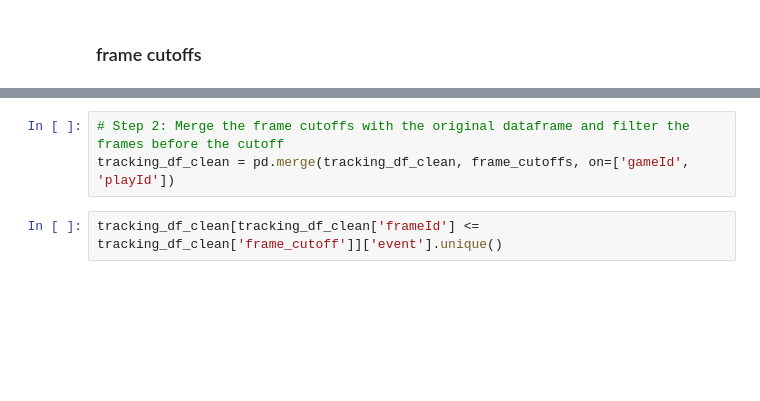
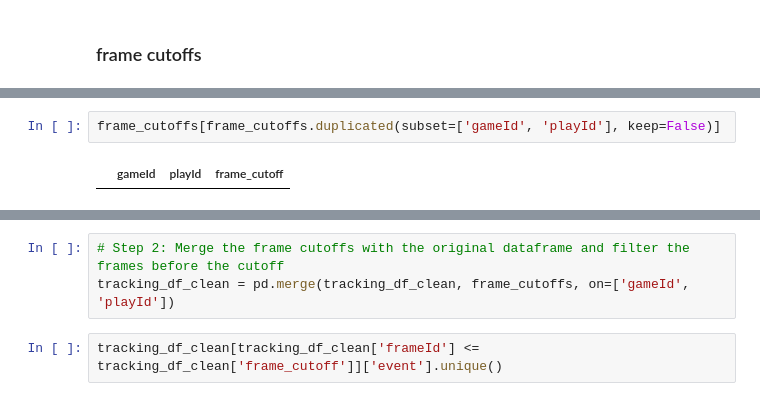
Before and after one commit to Andrew-Koulogeorge/NFL-Big-Data-Bowl, a Jupyter notebook: preprocessing/deep_learning_preprocessing_v2.ipynb, the cells around one changed output, grey strips where cells are left out. Saved outputs shown, nothing was run; the diff lists cells and outputs as text; blank space fills up the shorter version.

```diff
--- a/preprocessing/deep_learning_preprocessing_v2.ipynb
+++ b/preprocessing/deep_learning_preprocessing_v2.ipynb
@@ -83,3 +179,7 @@ frame_cutoffs
+# %%
+frame_cutoffs[frame_cutoffs.duplicated(subset=['gameId', 'playId'], keep=False)]
+# %% [output]
+|  | gameId | playId | frame_cutoff |
 # %%
 # Look at distribution fo cutoffs
 frame_cutoffs['frame_cutoff'].describe()
```
Also changed, not shown: parts of 27 cells of this notebook, 1 other file.
